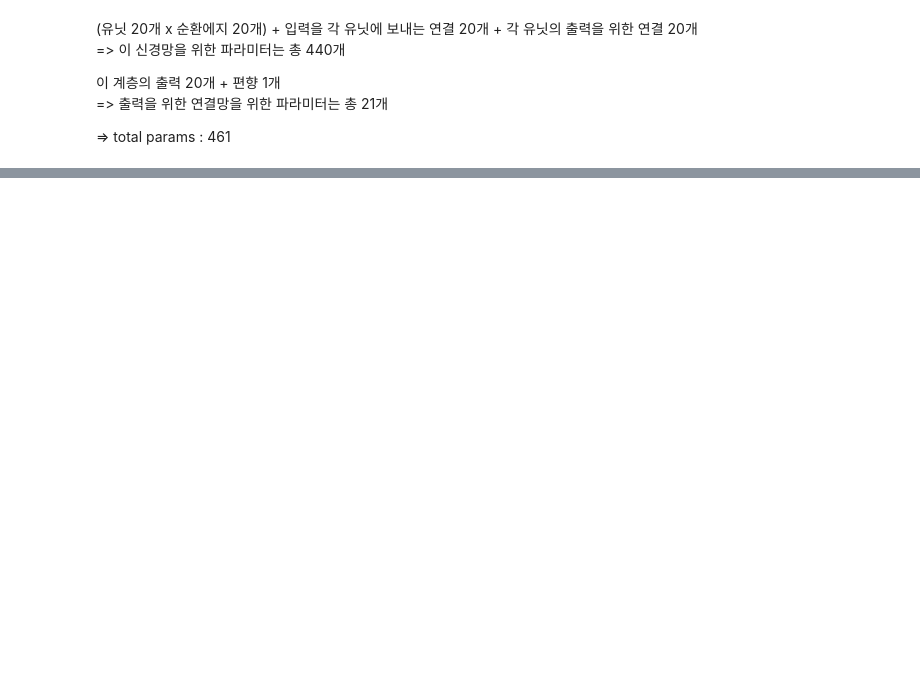
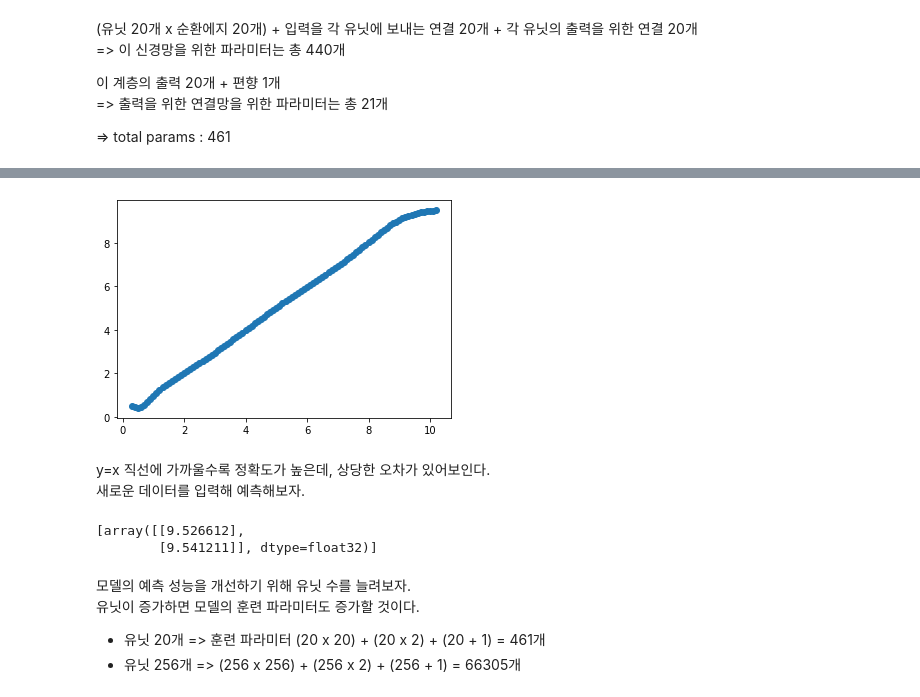
Before and after one commit to yeon93/Euddeum_ML_book_review, a Jupyter notebook: 15_RNN.ipynb, the cells around one changed output, grey strips where cells are left out. Saved outputs shown, nothing was run; the diff lists cells and outputs as text; code cells hidden in the pictures; blank space fills up the shorter version.

```diff
--- a/15_RNN.ipynb
+++ b/15_RNN.ipynb
@@ -97,0 +106,26 @@ _________________________________________________________________
+# %%
+import matplotlib.pyplot as plt
+
+y_pred = model.predict(X)
+
+plt.scatter(Y, y_pred);
+# %% [output]
+[figure, added]
+# %% [markdown]
+y=x 직선에 가까울수록 정확도가 높은데, 상당한 오차가 있어보인다.
+새로운 데이터를 입력해 예측해보자.
+# %%
+new_data = [[[[10.2], [10.3], [10.4]],
+            [[10.4], [10.5], [10.6]]]]
+
+y_pred = [model.predict(i) for i in new_data]
+
+y_pred   #정답은 10.5, 10.7인데 상당한 오차가 있다.
+# %% [output]
+[array([[9.526612],
+        [9.541211]], dtype=float32)]
+# %% [markdown]
+모델의 예측 성능을 개선하기 위해 유닛 수를 늘려보자.
+유닛이 증가하면 모델의 훈련 파라미터도 증가할 것이다.
++ 유닛 20개 => 훈련 파라미터 (20 x 20) + (20 x 2) + (20 + 1) = 461개
++ 유닛 256개 => (256 x 256) + (256 x 2) + (256 + 1) = 66305개
```
Also changed, not shown: parts of 43 cells of this notebook, 1 other file.
